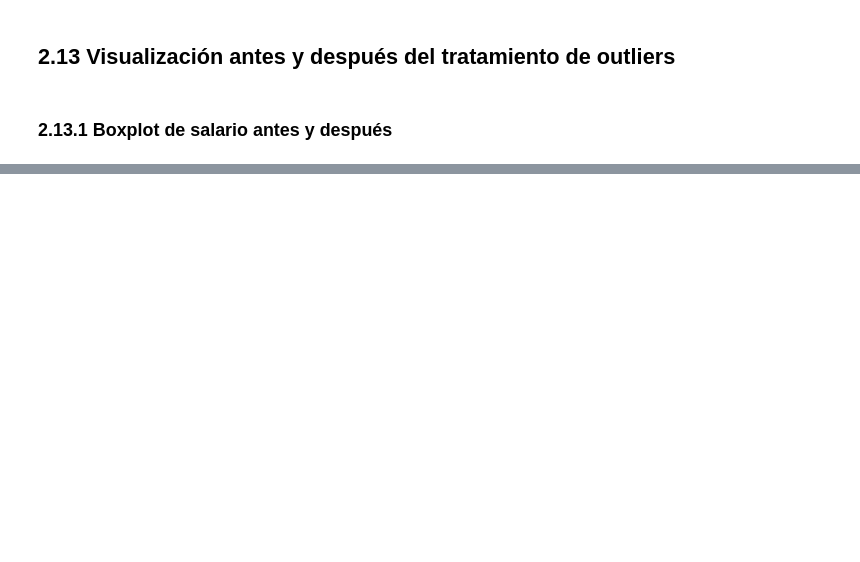
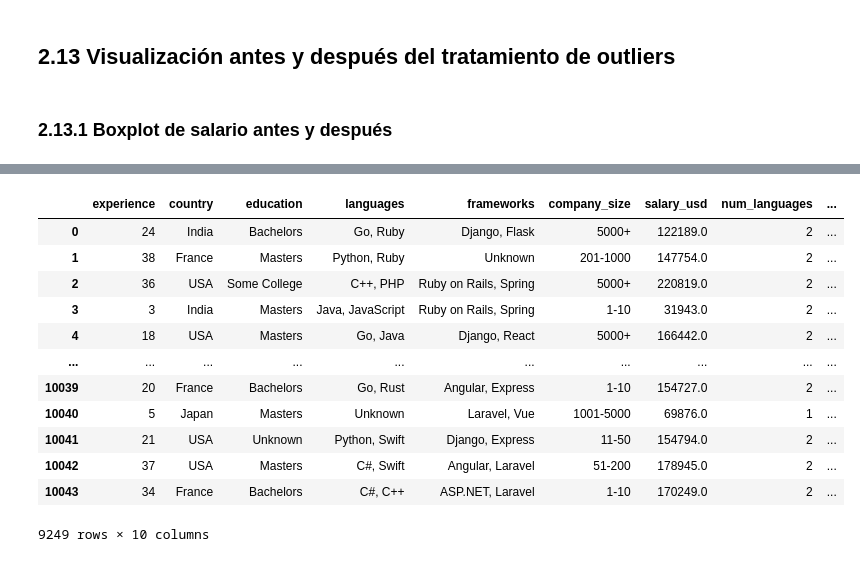
Before and after one commit to Nicossm/parcial1, a Jupyter notebook: notebooks/parcial1_procie.ipynb, the cells around one changed output, grey strips where cells are left out. Cells and saved outputs as stored; diff of their text form; code cells hidden in the pictures; blank space fills up the shorter version.

```diff
--- a/notebooks/parcial1_procie.ipynb
+++ b/notebooks/parcial1_procie.ipynb
@@ -706,0 +719,16 @@ plt.show()
+# %%
+display(df_clean)
+# %% [output]
+|  | experience | country | education | languages | frameworks | company_size | salary_usd | num_languages | ... |
+| 0 | 24 | India | Bachelors | Go, Ruby | Django, Flask | 5000+ | 122189.0 | 2 | ... |
+| 1 | 38 | France | Masters | Python, Ruby | Unknown | 201-1000 | 147754.0 | 2 | ... |
+| 2 | 36 | USA | Some College | C++, PHP | Ruby on Rails, Spring | 5000+ | 220819.0 | 2 | ... |
+| 3 | 3 | India | Masters | Java, JavaScript | Ruby on Rails, Spring | 1-10 | 31943.0 | 2 | ... |
+| 4 | 18 | USA | Masters | Go, Java | Django, React | 5000+ | 166442.0 | 2 | ... |
+| ... | ... | ... | ... | ... | ... | ... | ... | ... | ... |
+| 10039 | 20 | France | Bachelors | Go, Rust | Angular, Express | 1-10 | 154727.0 | 2 | ... |
+| 10040 | 5 | Japan | Masters | Unknown | Laravel, Vue | 1001-5000 | 69876.0 | 1 | ... |
+| 10041 | 21 | USA | Unknown | Python, Swift | Django, Express | 11-50 | 154794.0 | 2 | ... |
+| 10042 | 37 | USA | Masters | C#, Swift | Angular, Laravel | 51-200 | 178945.0 | 2 | ... |
+| 10043 | 34 | France | Bachelors | C#, C++ | ASP.NET, Laravel | 1-10 | 170249.0 | 2 | ... |
+9249 rows × 10 columns
```
Also changed, not shown: parts of 15 cells of this notebook.
